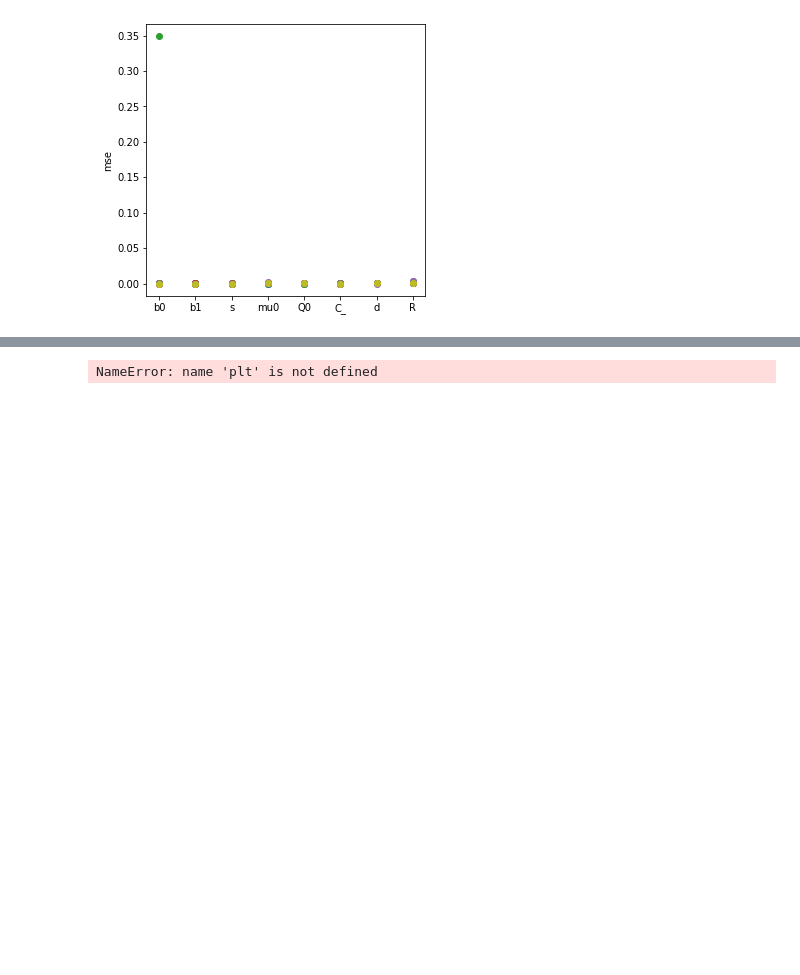
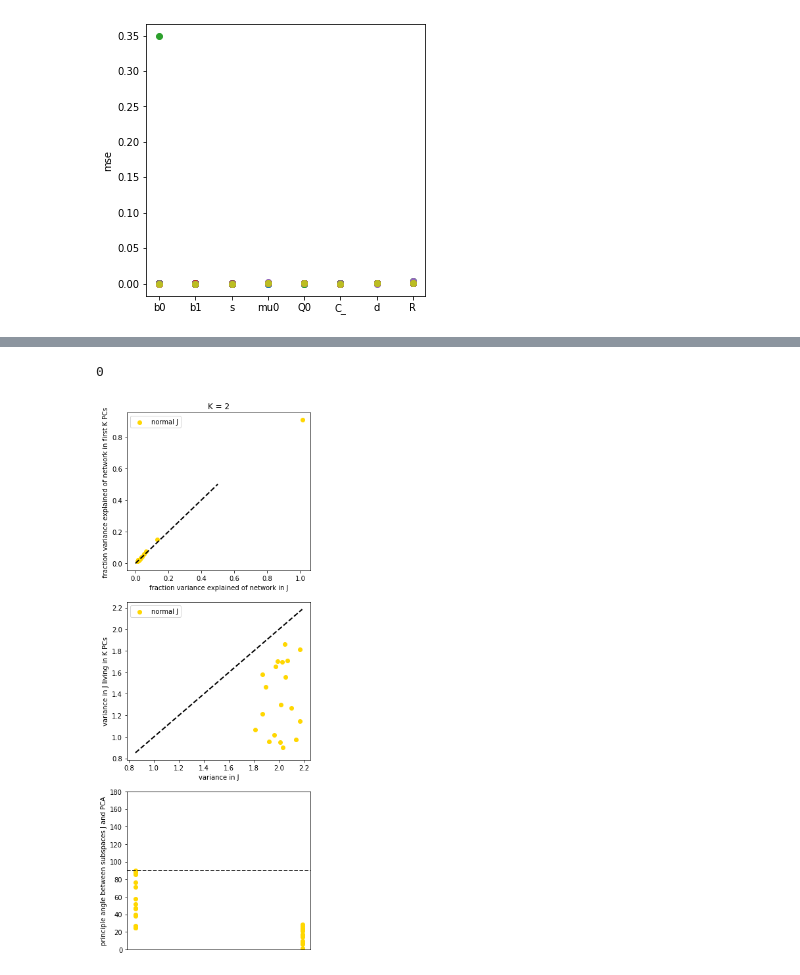
Before and after one commit to lenca56/EI-subspace-RNN, a Jupyter notebook: Analysis_Cluster_fixed_N.ipynb, the cells around one changed output, grey strips where cells are left out. Saved outputs shown, nothing was run; the diff lists cells and outputs as text; code cells hidden in the pictures; blank space fills up the shorter version.

Commit message:
checking what is error for cluster

```diff
--- a/Analysis_Cluster_fixed_N.ipynb
+++ b/Analysis_Cluster_fixed_N.ipynb
@@ -554,32 +554,33 @@ def PCA_misalignment_J(axes, num_simulations, K_vals, j_values):
         axes[0,k].set_xlabel('fraction variance explained of network in J')
         axes[0,k].set_ylabel('fraction variance explained of network in first K PCs')
         axes[0,k].set_title(f'K = {K_vals[k]}')
         axes[0,k].legend()
         axes[1,k].legend()
         axes[1,k].set_xlabel('variance in J')
         axes[1,k].set_ylabel('variance in J living in K PCs')
         axes[2,k].set_ylim(0,180)
         axes[2,k].set_xticks([],[])
         axes[2,k].axhline(90, linestyle='dashed',color='black')
         axes[2,k].set_ylabel('principle angle between subspaces J and PCA')
-        x = np.linspace(0, 1, 100)
+        x = np.linspace(0, 0.5, 100)
         y = x  # Diagonal y = x
 
         # Plot with dashed linestyle
         axes[0,k].plot(x, y, linestyle='--', color='black', linewidth=2)
 
         # Get current axis limits
         x_min, x_max = axes[1,k].get_xlim()
         y_min, y_max = axes[1,k].get_ylim()
 
         # Ensure the line spans the plot fully
         start = min(x_min, y_min)
         end = max(x_max, y_max)
 
         # Plot the diagonal line
         axes[1,k].plot([start, end], [start, end], linestyle='--', color='black', linewidth=2)
 
 fig, axes = plt.subplots(3, len(K_vals), figsize=(5 * len(K_vals), 15))
 PCA_misalignment_J(axes, num_simulations, K_vals=K_vals, j_values=j_vals)
 # %% [output]
-NameError: name 'plt' is not defined
+0
+[figure, added]
```
Also changed, not shown: parts of 1 cell of this notebook, 1 other file.
